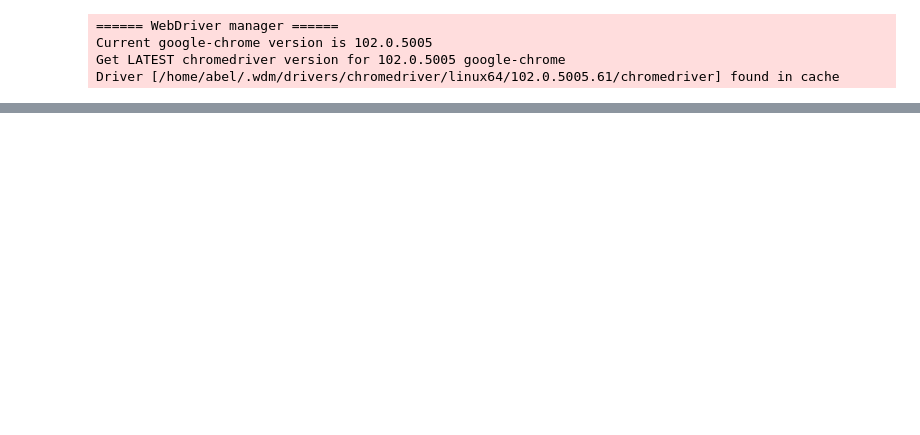
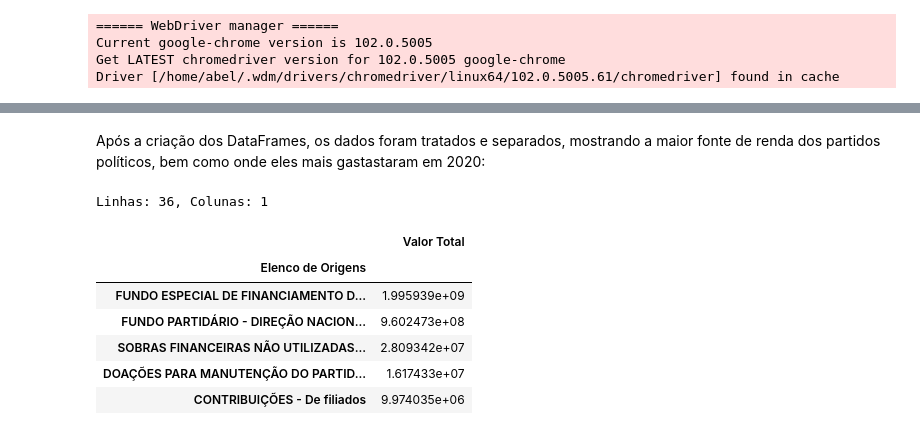
Before and after one commit to FidyBack/Analise_gastos, a Jupyter notebook: prestacao_contas.ipynb, the cells around one changed output, grey strips where cells are left out. Saved outputs shown, nothing was run; the diff lists cells and outputs as text; code cells hidden in the pictures; blank space fills up the shorter version.

```diff
--- a/prestacao_contas.ipynb
+++ b/prestacao_contas.ipynb
@@ -201,0 +275,30 @@ PDF de UP salvo com sucesso!
+# %% [markdown]
+Após a criação dos DataFrames, os dados foram tratados e separados, mostrando a maior fonte de renda dos partidos políticos, bem como onde eles mais gastastaram em 2020:
+# %%
+# Tratamento, Filtragem e Agrupamento de Dataframes
+pd.options.mode.chained_assignment = None
+
+df_filtred_origin = all_df_origin[["Elenco de Origens", "Valor Total"]]
+filtred_value = df_filtred_origin["Valor Total"]. \
+    str.replace('^[^\d]*', '', regex=True). \
+    str.replace('.', '', regex=True). \
+    str.replace(',', '.'). \
+    str.replace(' ', ''). \
+    astype(float)
+
+df_filtred_origin["Valor Total"] = filtred_value
+df_filtred_origin = df_filtred_origin[df_filtred_origin["Elenco de Origens"] != ""]
+
+df_grouped_origin = df_filtred_origin.groupby(["Elenco de Origens"]).sum().sort_values(by="Valor Total", ascending=False)
+
+print(f"Linhas: {df_grouped_origin.shape[0]}, Colunas: {df_grouped_origin.shape[1]}")
+df_grouped_origin.head()
+# %% [output]
+Linhas: 36, Colunas: 1
+|  | Valor Total |
+| Elenco de Origens |  |
+| FUNDO ESPECIAL DE FINANCIAMENTO D... | 1.995939e+09 |
+| FUNDO PARTIDÁRIO - DIREÇÃO NACION... | 9.602473e+08 |
+| SOBRAS FINANCEIRAS NÃO UTILIZADAS... | 2.809342e+07 |
+| DOAÇÕES PARA MANUTENÇÃO DO PARTID... | 1.617433e+07 |
+| CONTRIBUIÇÕES - De filiados | 9.974035e+06 |
```
Also changed, not shown: parts of 26 cells of this notebook, 1 other file.
